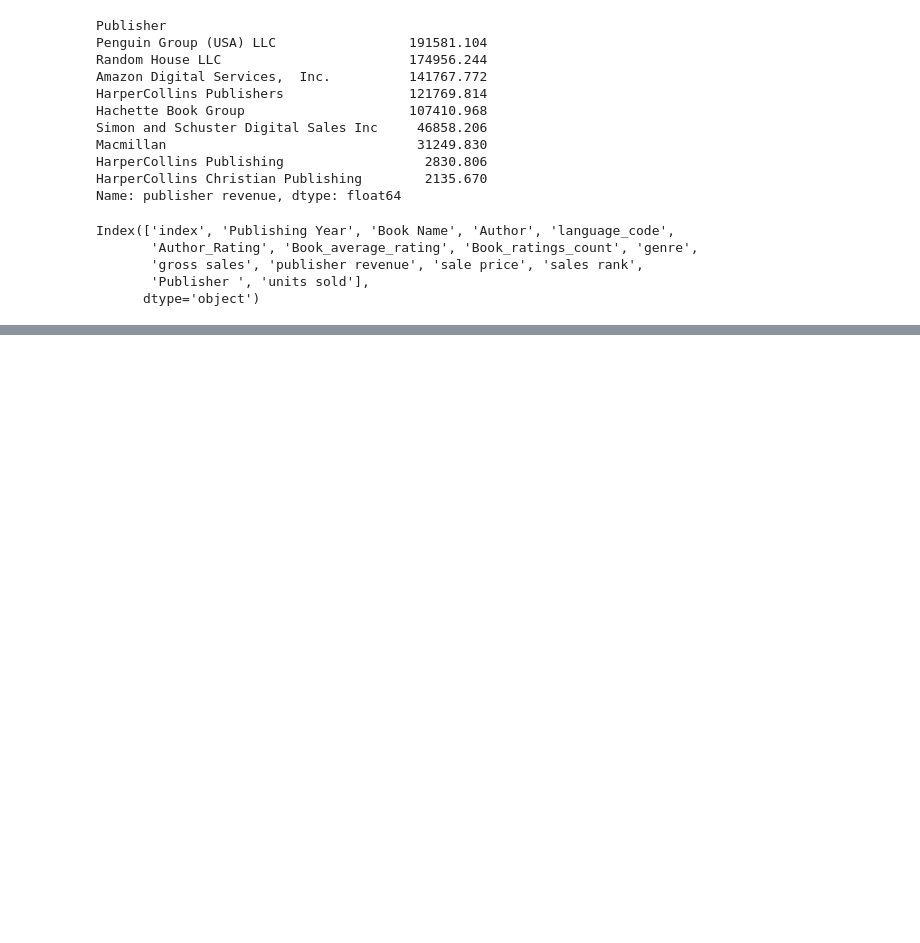
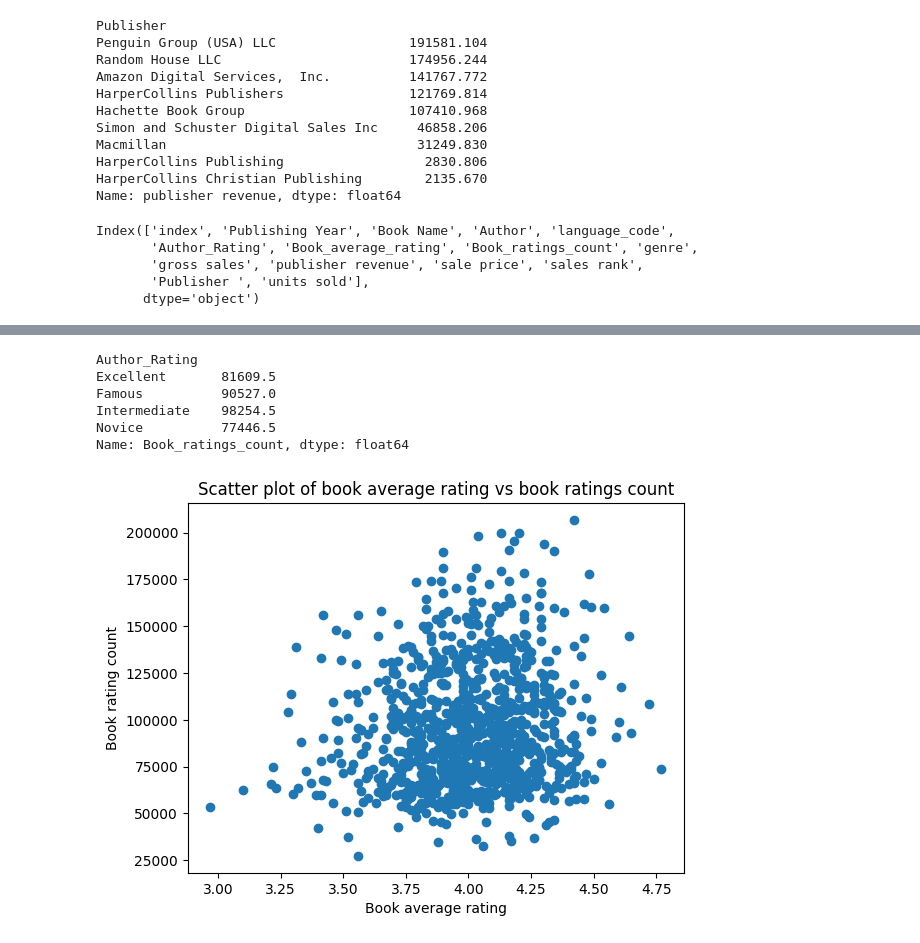
Before and after one commit to jbtestoni/book-sales-python-data-analysis, a Jupyter notebook: Notebook.ipynb, the cells around one changed output, grey strips where cells are left out. Cells and saved outputs as stored; diff of their text form; code cells hidden in the pictures; blank space fills up the shorter version.

```diff
--- a/Notebook.ipynb
+++ b/Notebook.ipynb
@@ -151,0 +169,17 @@ Index(['index', 'Publishing Year', 'Book Name', 'Author', 'language_code',
+# %%
+df.groupby("Author_Rating")["Book_ratings_count"].median()
+# %% [output]
+Author_Rating
+Excellent       81609.5
+Famous          90527.0
+Intermediate    98254.5
+Novice          77446.5
+Name: Book_ratings_count, dtype: float64
+# %%
+plt.scatter(df["Book_average_rating"], df["Book_ratings_count"])
+plt.xlabel("Book average rating")
+plt.ylabel("Book rating count")
+plt.title("Scatter plot of book average rating vs book ratings count")
+plt.show()
+# %% [output]
+[figure, added]
```
Also changed, not shown: parts of 4 cells of this notebook.
